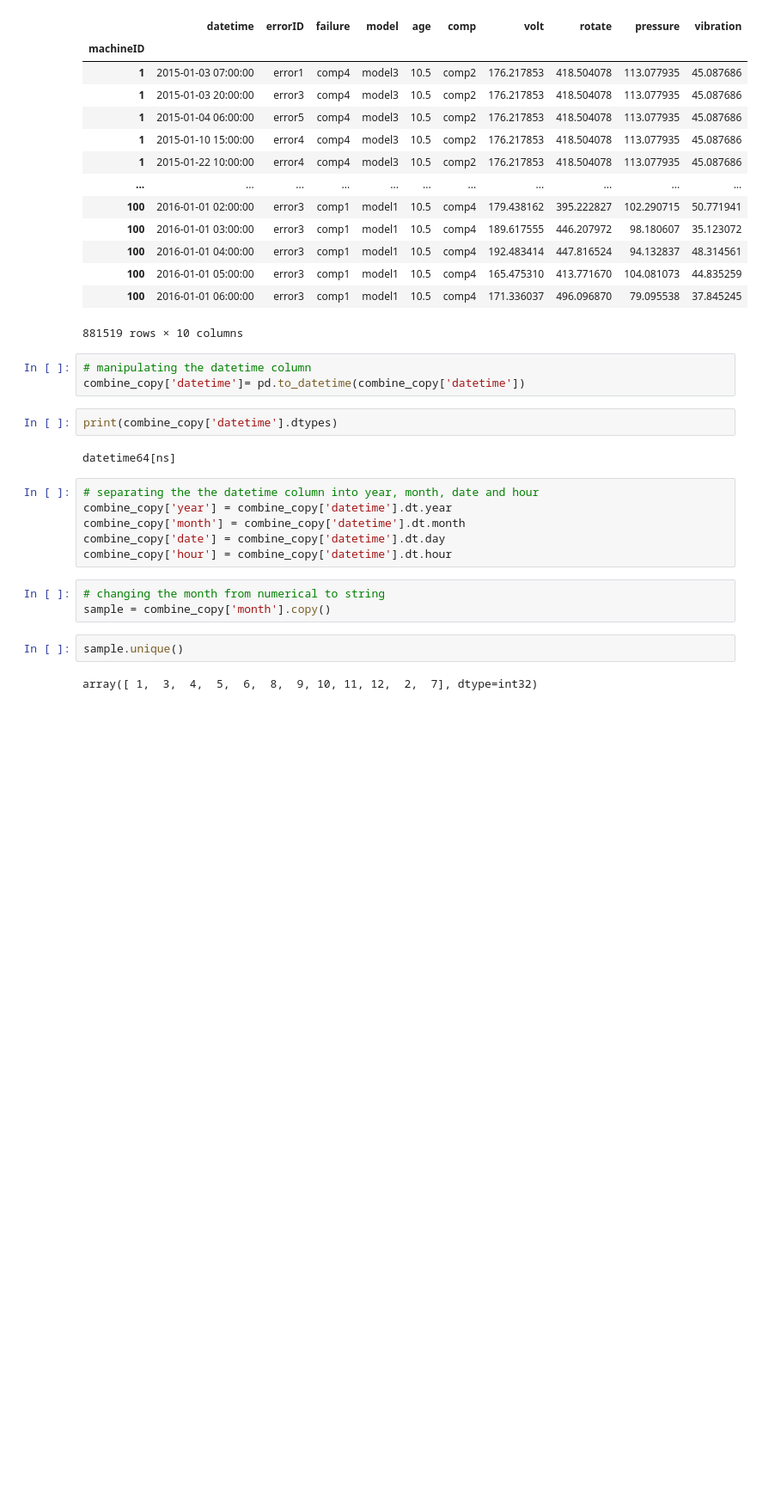
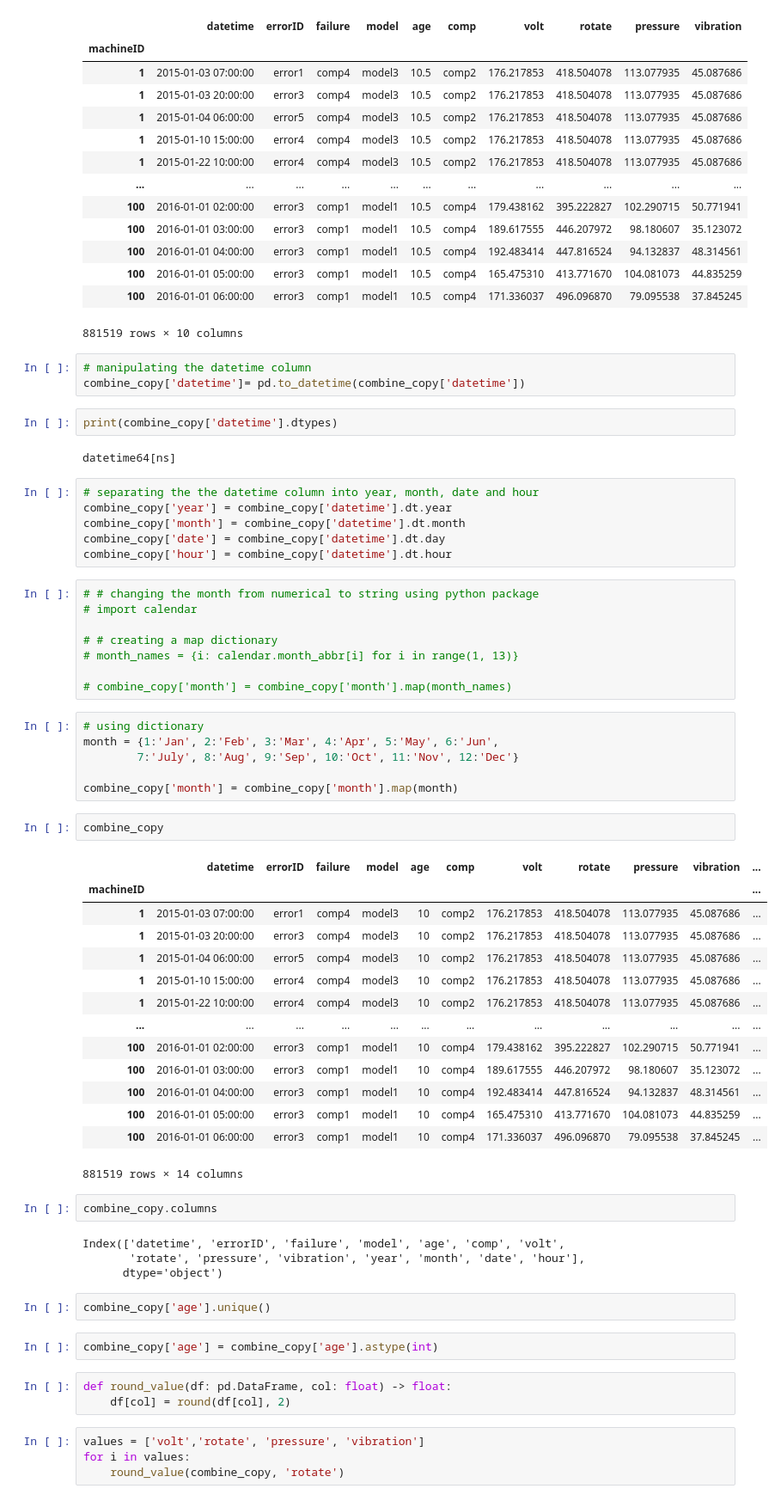
Before and after one commit to Brian342/RedBull_SensorSync, a Jupyter notebook: SensorSync.ipynb, the cells around one changed output. Shown at 86% size. Cells and saved outputs as stored; diff of their text form; blank space fills up the shorter version.

```diff
--- a/SensorSync.ipynb
+++ b/SensorSync.ipynb
@@ -286,9 +286,50 @@ combine_copy['month'] = combine_copy['datetime'].dt.month
 combine_copy['date'] = combine_copy['datetime'].dt.day
 combine_copy['hour'] = combine_copy['datetime'].dt.hour
 # %%
-# changing the month from numerical to string
-sample = combine_copy['month'].copy()
+# # changing the month from numerical to string using python package
+# import calendar
+
+# # creating a map dictionary
+# month_names = {i: calendar.month_abbr[i] for i in range(1, 13)}
+
+# combine_copy['month'] = combine_copy['month'].map(month_names)
 # %%
-sample.unique()
+# using dictionary
+month = {1:'Jan', 2:'Feb', 3:'Mar', 4:'Apr', 5:'May', 6:'Jun',
+        7:'July', 8:'Aug', 9:'Sep', 10:'Oct', 11:'Nov', 12:'Dec'}
+
+combine_copy['month'] = combine_copy['month'].map(month)
-# %% [output]
-array([ 1,  3,  4,  5,  6,  8,  9, 10, 11, 12,  2,  7], dtype=int32)
+# %%
+combine_copy
+# %% [output]
+|  | datetime | errorID | failure | model | age | comp | volt | rotate | pressure | vibration | ... |
+| machineID |  |  |  |  |  |  |  |  |  |  | ... |
+| 1 | 2015-01-03 07:00:00 | error1 | comp4 | model3 | 10 | comp2 | 176.217853 | 418.504078 | 113.077935 | 45.087686 | ... |
+| 1 | 2015-01-03 20:00:00 | error3 | comp4 | model3 | 10 | comp2 | 176.217853 | 418.504078 | 113.077935 | 45.087686 | ... |
+| 1 | 2015-01-04 06:00:00 | error5 | comp4 | model3 | 10 | comp2 | 176.217853 | 418.504078 | 113.077935 | 45.087686 | ... |
+| 1 | 2015-01-10 15:00:00 | error4 | comp4 | model3 | 10 | comp2 | 176.217853 | 418.504078 | 113.077935 | 45.087686 | ... |
+| 1 | 2015-01-22 10:00:00 | error4 | comp4 | model3 | 10 | comp2 | 176.217853 | 418.504078 | 113.077935 | 45.087686 | ... |
+| ... | ... | ... | ... | ... | ... | ... | ... | ... | ... | ... | ... |
+| 100 | 2016-01-01 02:00:00 | error3 | comp1 | model1 | 10 | comp4 | 179.438162 | 395.222827 | 102.290715 | 50.771941 | ... |
+| 100 | 2016-01-01 03:00:00 | error3 | comp1 | model1 | 10 | comp4 | 189.617555 | 446.207972 | 98.180607 | 35.123072 | ... |
+| 100 | 2016-01-01 04:00:00 | error3 | comp1 | model1 | 10 | comp4 | 192.483414 | 447.816524 | 94.132837 | 48.314561 | ... |
+| 100 | 2016-01-01 05:00:00 | error3 | comp1 | model1 | 10 | comp4 | 165.475310 | 413.771670 | 104.081073 | 44.835259 | ... |
+| 100 | 2016-01-01 06:00:00 | error3 | comp1 | model1 | 10 | comp4 | 171.336037 | 496.096870 | 79.095538 | 37.845245 | ... |
+881519 rows × 14 columns
+# %%
+combine_copy.columns
+# %% [output]
+Index(['datetime', 'errorID', 'failure', 'model', 'age', 'comp', 'volt',
+       'rotate', 'pressure', 'vibration', 'year', 'month', 'date', 'hour'],
+      dtype='object')
+# %%
+combine_copy['age'].unique()
+# %%
+combine_copy['age'] = combine_copy['age'].astype(int)
+# %%
+def round_value(df: pd.DataFrame, col: float) -> float:
+    df[col] = round(df[col], 2)
+# %%
+values = ['volt','rotate', 'pressure', 'vibration']
+for i in values:
+    round_value(combine_copy, 'rotate')
```
Also changed, not shown: parts of 1 cell of this notebook.
